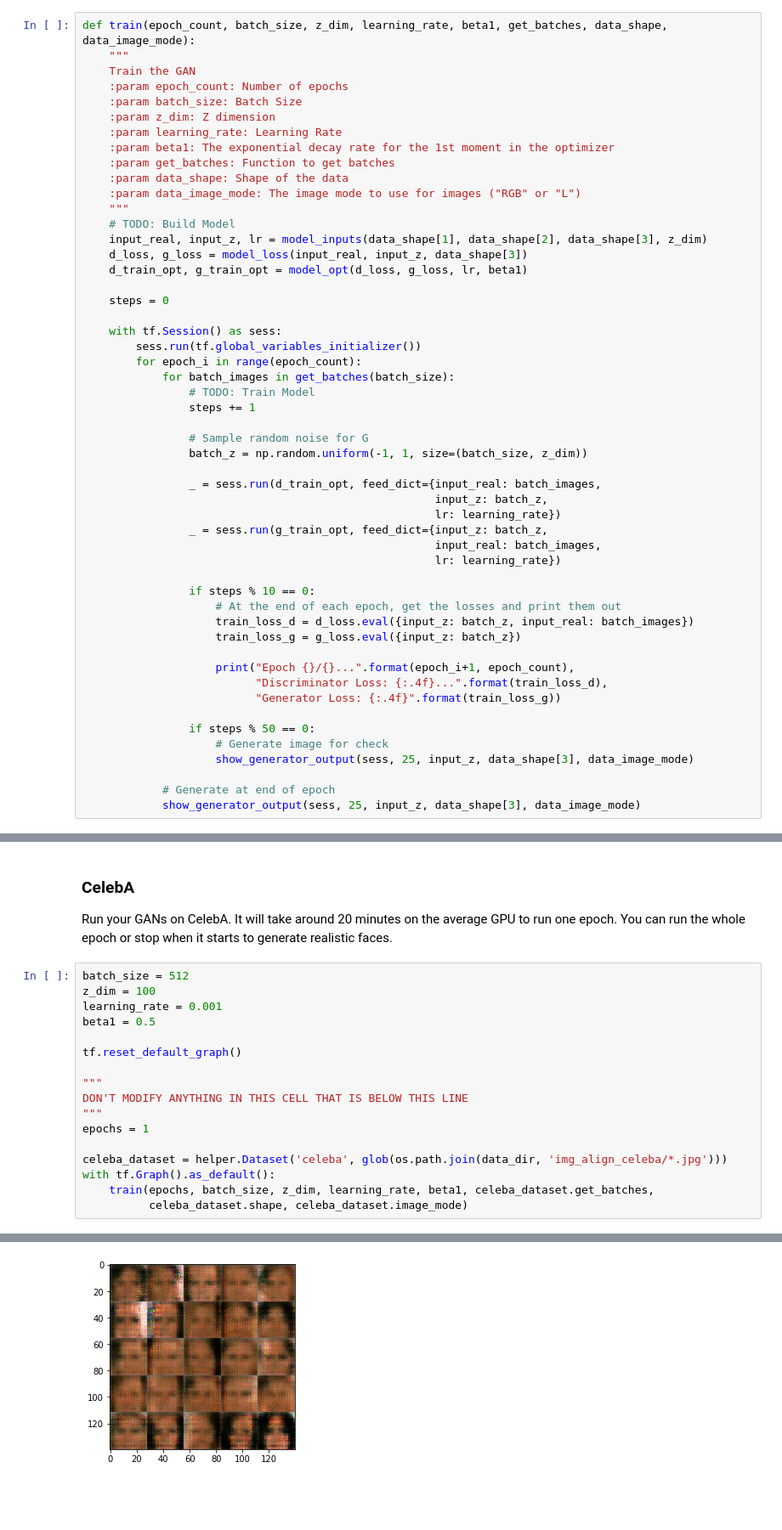
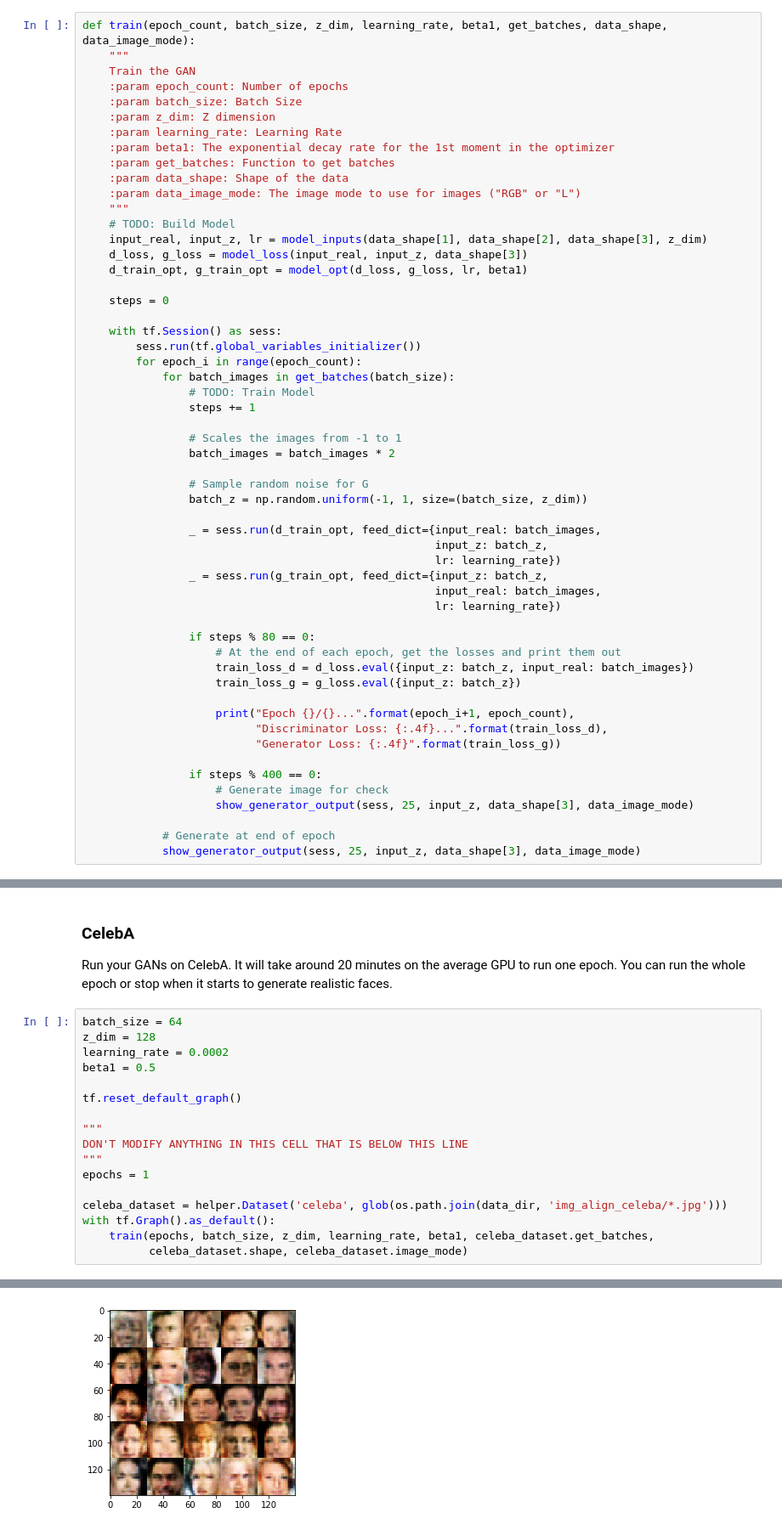
Before and after one commit to rzuccolo/rz-dlnd-face-recognition, a Jupyter notebook: dlnd_face_generation.ipynb, the cells around one changed output, grey strips where cells are left out. Shown at 85% size. Cells and saved outputs as stored; diff of their text form; blank space fills up the shorter version.

```diff
--- a/dlnd_face_generation.ipynb
+++ b/dlnd_face_generation.ipynb
@@ -386,6 +345,9 @@ def train(epoch_count, batch_size, z_dim, learning_rate, beta1, get_batches, dat
                 # TODO: Train Model
                 steps += 1
 
+                # Scales the images from -1 to 1
+                batch_images = batch_images * 2
+
                 # Sample random noise for G
                 batch_z = np.random.uniform(-1, 1, size=(batch_size, z_dim))
 
@@ -396,7 +358,7 @@ def train(epoch_count, batch_size, z_dim, learning_rate, beta1, get_batches, dat
                                                      input_real: batch_images,
                                                      lr: learning_rate})
 
-                if steps % 10 == 0:
+                if steps % 80 == 0:
                     # At the end of each epoch, get the losses and print them out
                     train_loss_d = d_loss.eval({input_z: batch_z, input_real: batch_images})
                     train_loss_g = g_loss.eval({input_z: batch_z})
@@ -405,7 +367,7 @@ def train(epoch_count, batch_size, z_dim, learning_rate, beta1, get_batches, dat
                           "Discriminator Loss: {:.4f}...".format(train_loss_d),
                           "Generator Loss: {:.4f}".format(train_loss_g))
 
-                if steps % 50 == 0:
+                if steps % 400 == 0:
                     # Generate image for check
                     show_generator_output(sess, 25, input_z, data_shape[3], data_image_mode)
 
@@ -461,9 +427,9 @@ Epoch 2/2... Discriminator Loss: 1.1540... Generator Loss: 0.9424
 ### CelebA
 Run your GANs on CelebA.  It will take around 20 minutes on the average GPU to run one epoch.  You can run the whole epoch or stop when it starts to generate realistic faces.
 # %%
-batch_size = 512
-z_dim = 100
-learning_rate = 0.001
+batch_size = 64
+z_dim = 128
+learning_rate = 0.0002
 beta1 = 0.5
 
 tf.reset_default_graph()
@@ -492 +458 @@ Epoch 1/1... Discriminator Loss: 2.2071... Generator Loss: 3.9592
-[figure, old version]
+[figure, new version]
```
Also changed, not shown: parts of 4 cells of this notebook, 1 other file.
